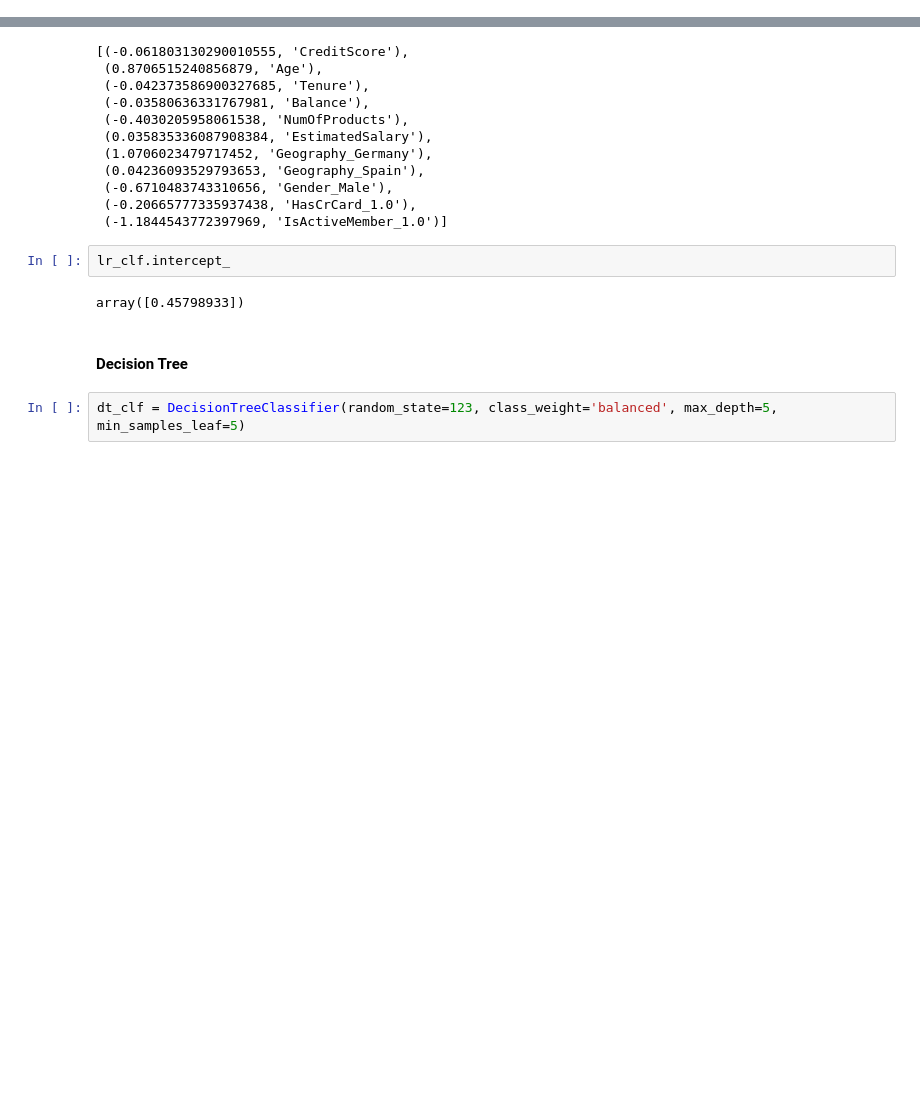
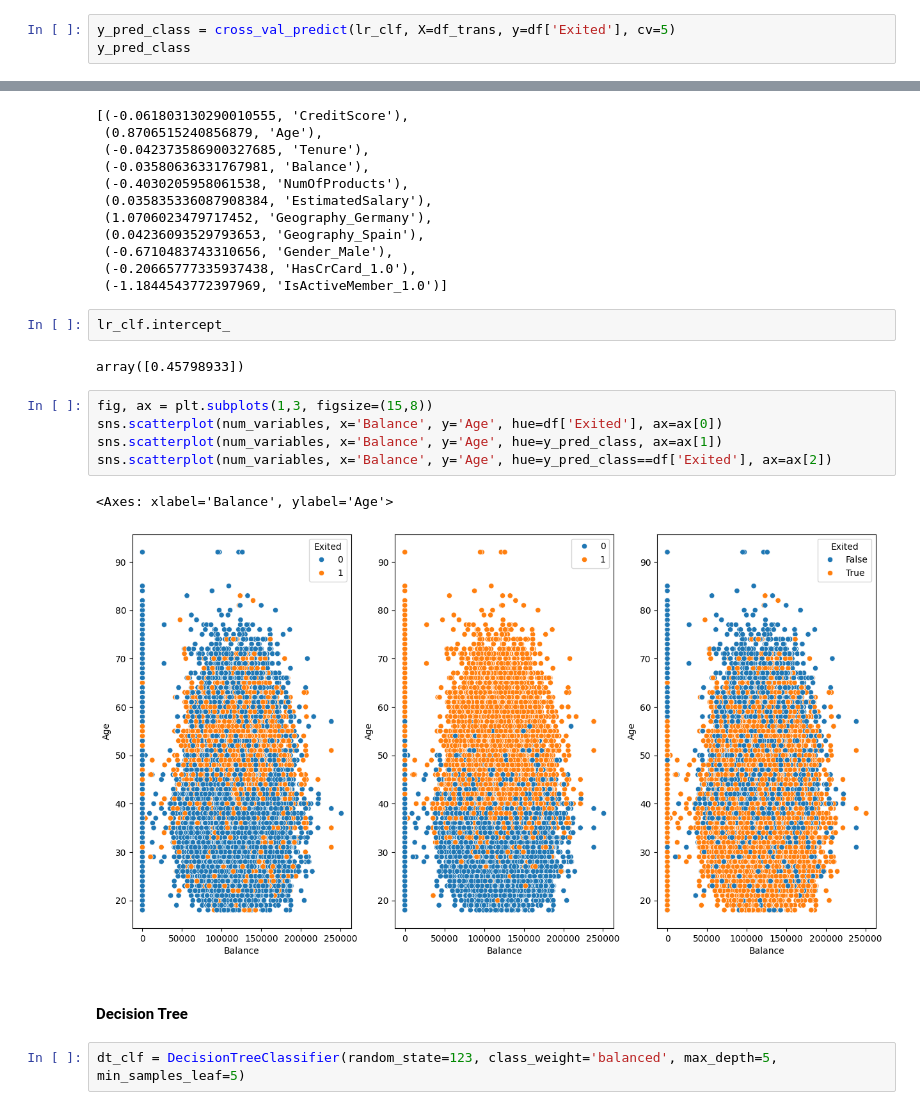
Before and after one commit to estaciolima/kaggle-playground-s4e1, a Jupyter notebook: notebook.ipynb, the cells around one changed output, grey strips where cells are left out. Drawn from its saved outputs; the diff is of its cells as text; blank space fills up the shorter version.

Commit message:
Charts to compare classifications between models

```diff
--- a/notebook.ipynb
+++ b/notebook.ipynb
@@ -230,3 +230,6 @@ y_pred
 # %% [output]
 array([0.24185885, 0.08685902, 0.3582449 , ..., 0.14214976, 0.24595299,
        0.30389065])
+# %%
+y_pred_class = cross_val_predict(lr_clf, X=df_trans, y=df['Exited'], cv=5)
+y_pred_class
@@ -271,6 +276,14 @@ list(zip(lr_clf.coef_[0,:], feature_names))
 lr_clf.intercept_
 # %% [output]
 array([0.45798933])
+# %%
+fig, ax = plt.subplots(1,3, figsize=(15,8))
+sns.scatterplot(num_variables, x='Balance', y='Age', hue=df['Exited'], ax=ax[0])
+sns.scatterplot(num_variables, x='Balance', y='Age', hue=y_pred_class, ax=ax[1])
+sns.scatterplot(num_variables, x='Balance', y='Age', hue=y_pred_class==df['Exited'], ax=ax[2])
+# %% [output]
+<Axes: xlabel='Balance', ylabel='Age'>
+[figure, added]
 # %% [markdown]
 #### Decision Tree
 # %%
```
Also changed, not shown: parts of 21 cells of this notebook.
